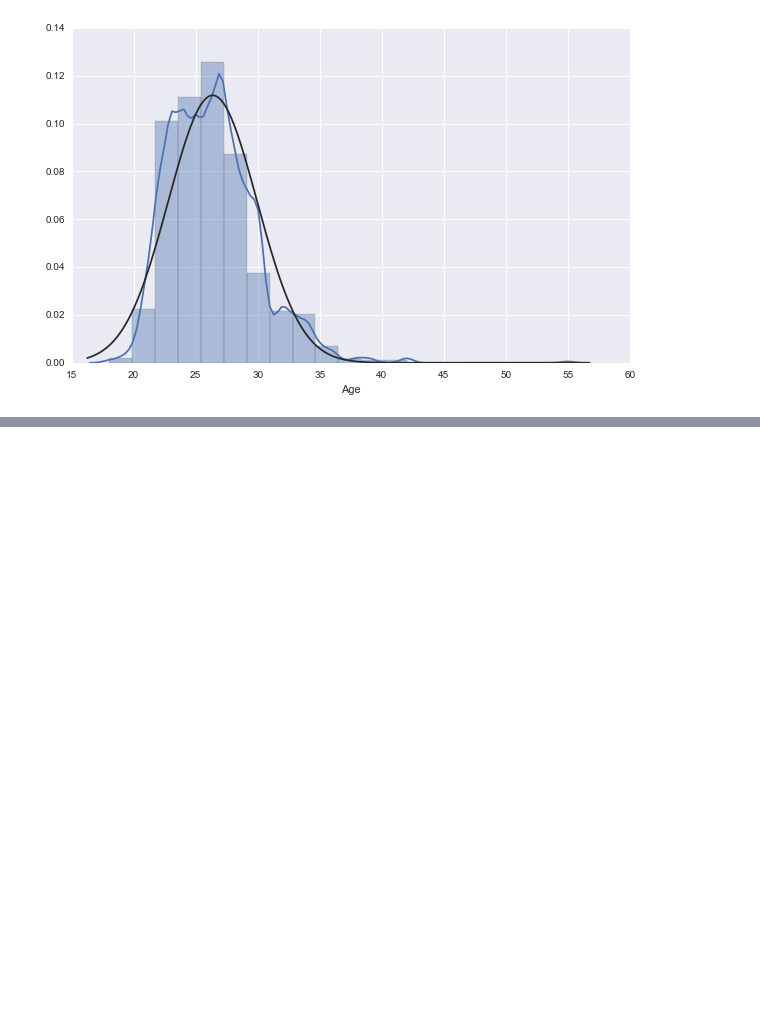
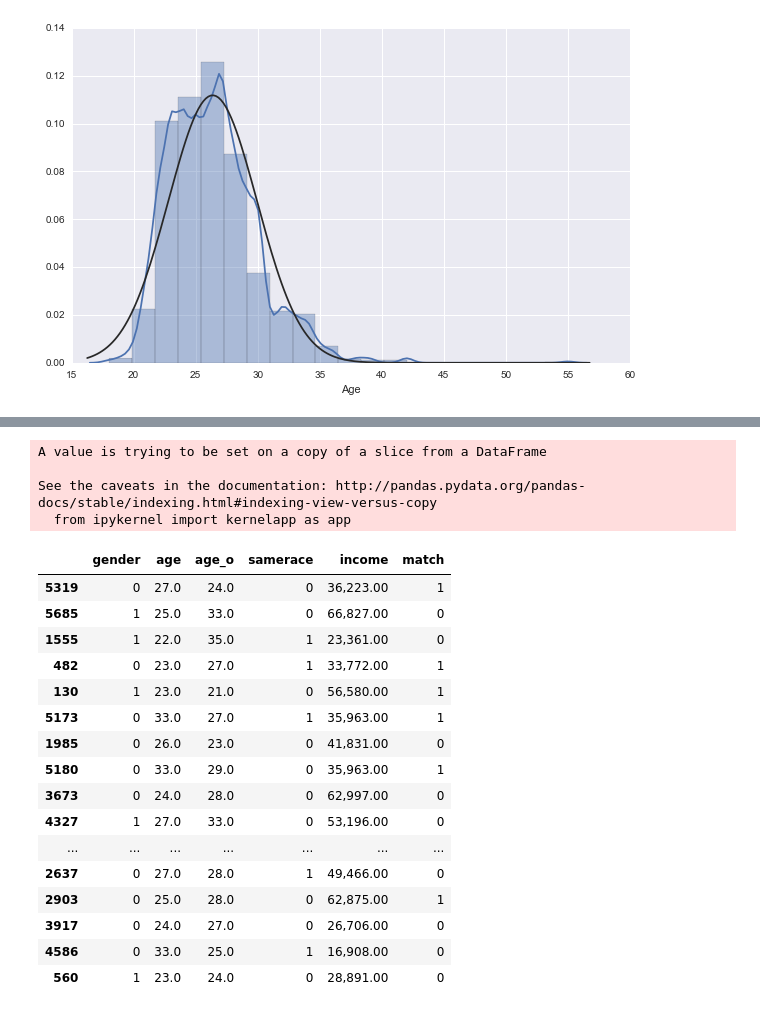
Before and after one commit to tsizzle/speed_dating_experiment, a Jupyter notebook: Speed_Dating_Explore.ipynb, the cells around one changed output, grey strips where cells are left out. Drawn from its saved outputs; the diff is of its cells as text; code cells hidden in the pictures; blank space fills up the shorter version.

```diff
--- a/Speed_Dating_Explore.ipynb
+++ b/Speed_Dating_Explore.ipynb
@@ -158,0 +177,26 @@ sns.distplot(age_series, bins=20, hist=True, fit=norm, kde=True, axlabel="Age",
+# %%
+sp_df = speed_dating_data[['gender','age','age_o','samerace','income','match']]
+sp_df.dropna(inplace=True)
+sp_df.sample(n=50)
+# %% [output]
+A value is trying to be set on a copy of a slice from a DataFrame
+
+See the caveats in the documentation: http://pandas.pydata.org/pandas-docs/stable/indexing.html#indexing-view-versus-copy
+  from ipykernel import kernelapp as app
+|  | gender | age | age_o | samerace | income | match |
+| 5319 | 0 | 27.0 | 24.0 | 0 | 36,223.00 | 1 |
+| 5685 | 1 | 25.0 | 33.0 | 0 | 66,827.00 | 0 |
+| 1555 | 1 | 22.0 | 35.0 | 1 | 23,361.00 | 0 |
+| 482 | 0 | 23.0 | 27.0 | 1 | 33,772.00 | 1 |
+| 130 | 1 | 23.0 | 21.0 | 0 | 56,580.00 | 1 |
+| 5173 | 0 | 33.0 | 27.0 | 1 | 35,963.00 | 1 |
+| 1985 | 0 | 26.0 | 23.0 | 0 | 41,831.00 | 0 |
+| 5180 | 0 | 33.0 | 29.0 | 0 | 35,963.00 | 1 |
+| 3673 | 0 | 24.0 | 28.0 | 0 | 62,997.00 | 0 |
+| 4327 | 1 | 27.0 | 33.0 | 0 | 53,196.00 | 0 |
+| ... | ... | ... | ... | ... | ... | ... |
+| 2637 | 0 | 27.0 | 28.0 | 1 | 49,466.00 | 0 |
+| 2903 | 0 | 25.0 | 28.0 | 0 | 62,875.00 | 1 |
+| 3917 | 0 | 24.0 | 27.0 | 0 | 26,706.00 | 0 |
+| 4586 | 0 | 33.0 | 25.0 | 1 | 16,908.00 | 0 |
+| 560 | 1 | 23.0 | 24.0 | 0 | 28,891.00 | 0 |
```
Also changed, not shown: parts of 10 cells of this notebook.
